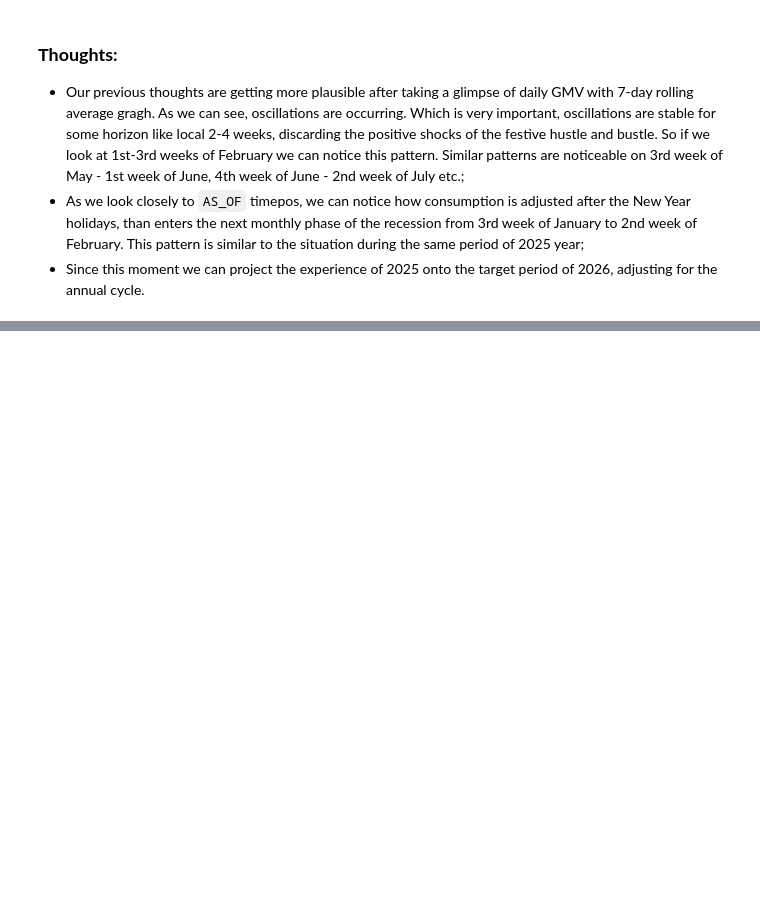
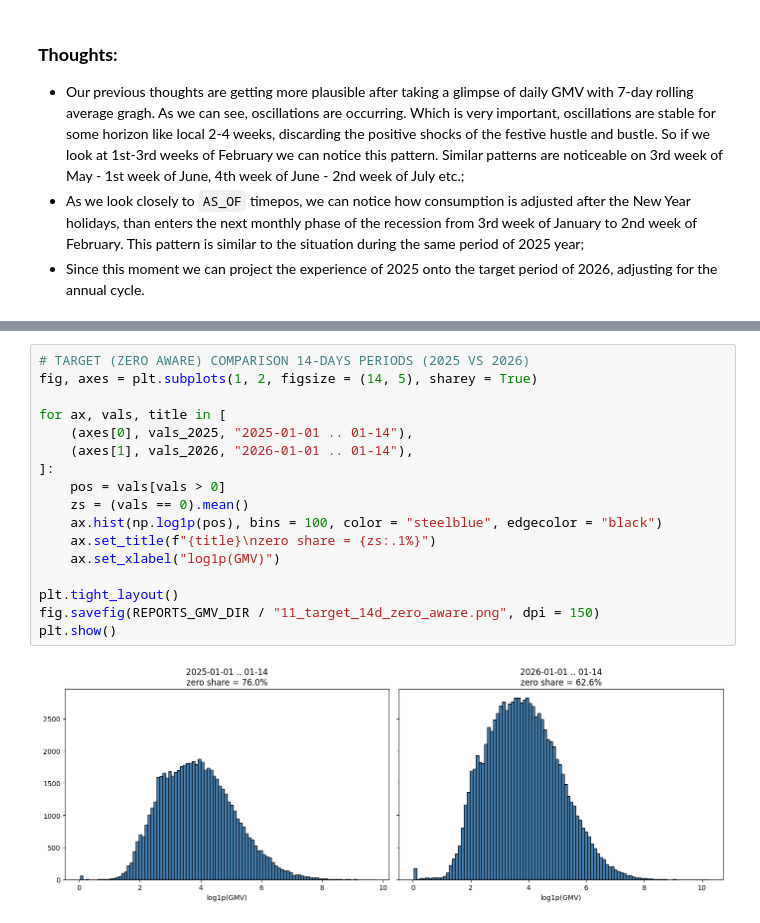
Before and after one commit to HelloImWebbieeee/E-cup_2026_by_Ozon_Tech, a Jupyter notebook: notebooks/data_eda.ipynb, the cells around one changed output, grey strips where cells are left out. Saved outputs shown, nothing was run; the diff lists cells and outputs as text; blank space fills up the shorter version.

```diff
--- a/notebooks/data_eda.ipynb
+++ b/notebooks/data_eda.ipynb
@@ -755,0 +966,19 @@ plt.show()
+# %%
+# TARGET (ZERO AWARE) COMPARISON 14-DAYS PERIODS (2025 VS 2026)
+fig, axes = plt.subplots(1, 2, figsize = (14, 5), sharey = True)
+
+for ax, vals, title in [
+    (axes[0], vals_2025, "2025-01-01 .. 01-14"),
+    (axes[1], vals_2026, "2026-01-01 .. 01-14"),
+]:
+    pos = vals[vals > 0]
+    zs = (vals == 0).mean()
+    ax.hist(np.log1p(pos), bins = 100, color = "steelblue", edgecolor = "black")
+    ax.set_title(f"{title}\nzero share = {zs:.1%}")
+    ax.set_xlabel("log1p(GMV)")
+
+plt.tight_layout()
+fig.savefig(REPORTS_GMV_DIR / "11_target_14d_zero_aware.png", dpi = 150)
+plt.show()
+# %% [output]
+[figure, added]
```
Also changed, not shown: parts of 14 cells of this notebook.
